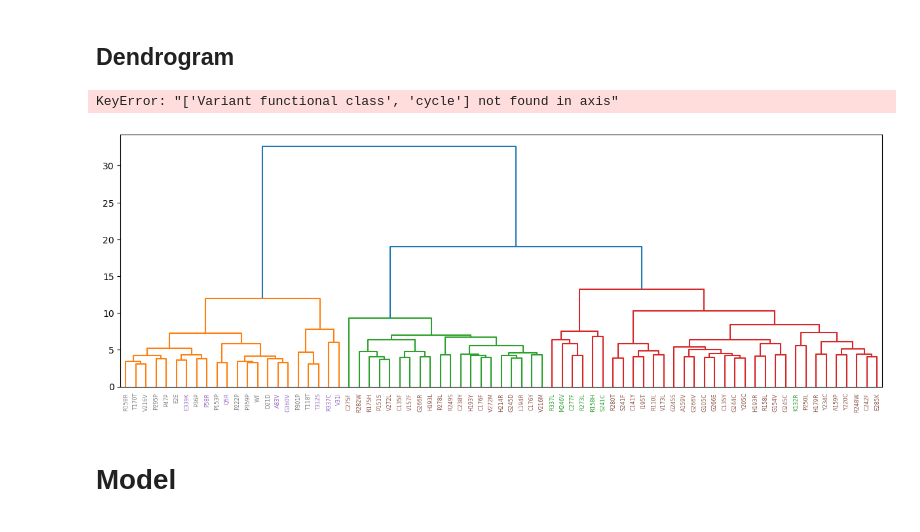
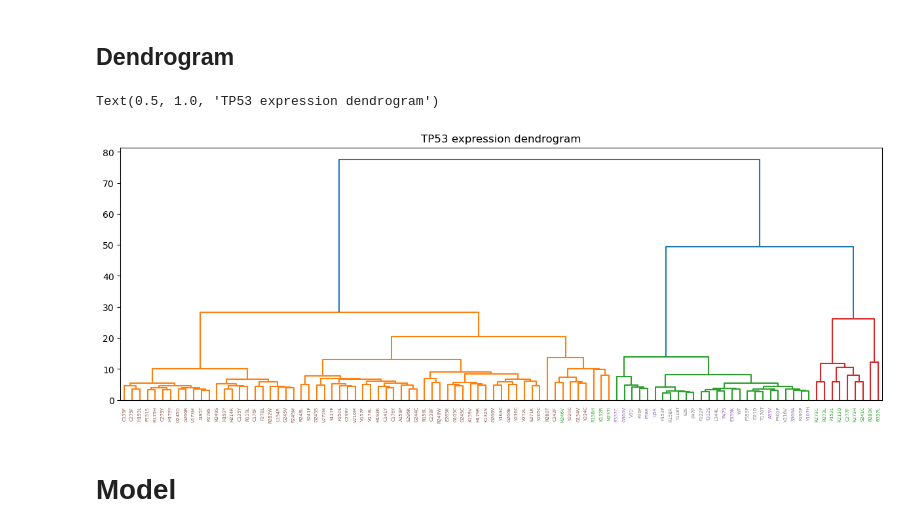
Before and after one commit to Lucas-Gui/sc_contrast, a Jupyter notebook: impact_scores.ipynb, the cells around one changed output. Drawn from its saved outputs; the diff is of its cells as text; code cells hidden in the pictures.

```diff
--- a/impact_scores.ipynb
+++ b/impact_scores.ipynb
@@ -198,8 +222,3 @@ plt.plot(df.Recomputed - df.Paper)
 [figure]
 # %% [markdown]
 ## Dendrogram
-# %%
-variant_avg = df.drop(columns=['Variant functional class','cycle']).groupby('variant').mean()
-variant_avg = variant_avg.dropna() # drop variants in other part ofsplit
-# %% [output]
-KeyError: "['Variant functional class', 'cycle'] not found in axis"
@@ -208,15 +225,23 @@ correl = variant_avg.T.corr(method='spearman')
+# %%
+# variant_avg = X_red.groupby(counts.variant).mean()
+df =  counts.drop(columns=['Variant functional class','variant','cycle'])
+df =( df - df.mean()) / df.std()
+df = df.groupby(counts.variant).mean()
+correl = df.T.corr(method='spearman')
 # %%
 clustering = AgglomerativeClustering(n_clusters= 3 if gene == 'TP53' else 5, metric='l1',linkage='complete', compute_distances=True)
 clusters = clustering.fit_predict(correl)
 # %%
 plt.gcf().set_size_inches(15,5)
 
 plot_dendrogram(clustering, color_threshold = clustering.distances_[-2], labels=correl.index, orientation='top' )
 
 for ticklabel in plt.gca().get_xticklabels():
     color_tick(ticklabel)
+plt.title(f'{gene} expression dendrogram')
 # %% [output]
+Text(0.5, 1.0, 'TP53 expression dendrogram')
-[figure, old version]
+[figure, new version]
 # %% [markdown]
 # Model
 # %%
```
Also changed, not shown: parts of 4 cells of this notebook, 3 other files.
